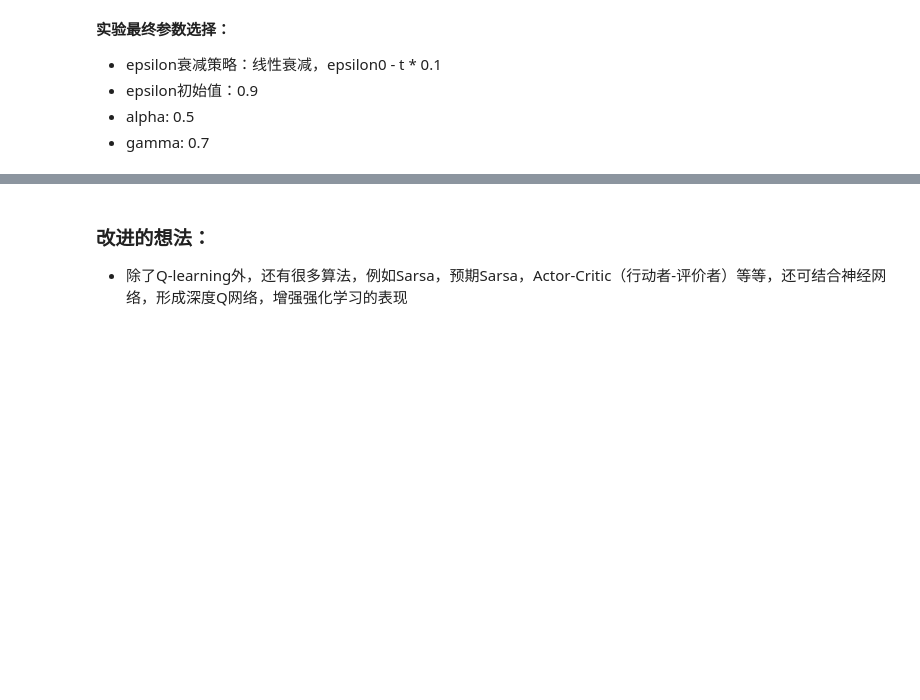
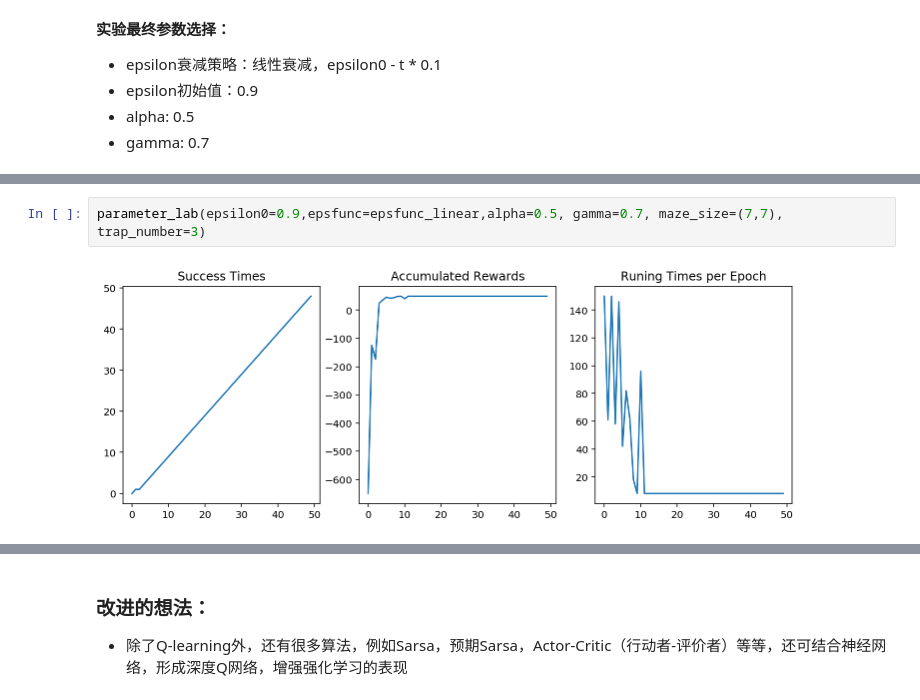
Before and after one commit to super-unit/MLND_CN_P5_Reinforcement_Learning, a Jupyter notebook: robot_maze.ipynb, the cells around one changed output, grey strips where cells are left out. Cells and saved outputs as stored; diff of their text form; blank space fills up the shorter version.

```diff
--- a/robot_maze.ipynb
+++ b/robot_maze.ipynb
@@ -420,0 +439,4 @@ parameter_lab(epsilon0=0.9,epsfunc=epsfunc_linear,alpha=0.5, gamma=0.9)
+# %%
+parameter_lab(epsilon0=0.9,epsfunc=epsfunc_linear,alpha=0.5, gamma=0.7, maze_size=(7,7), trap_number=3)
+# %% [output]
+[figure, added]
```
Also changed, not shown: parts of 14 cells of this notebook, 1 other file.
